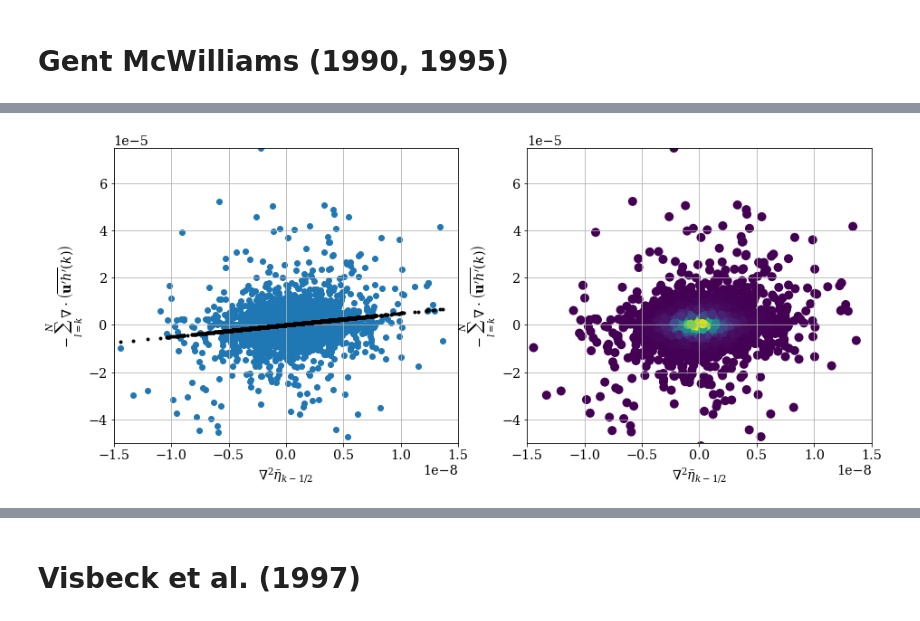
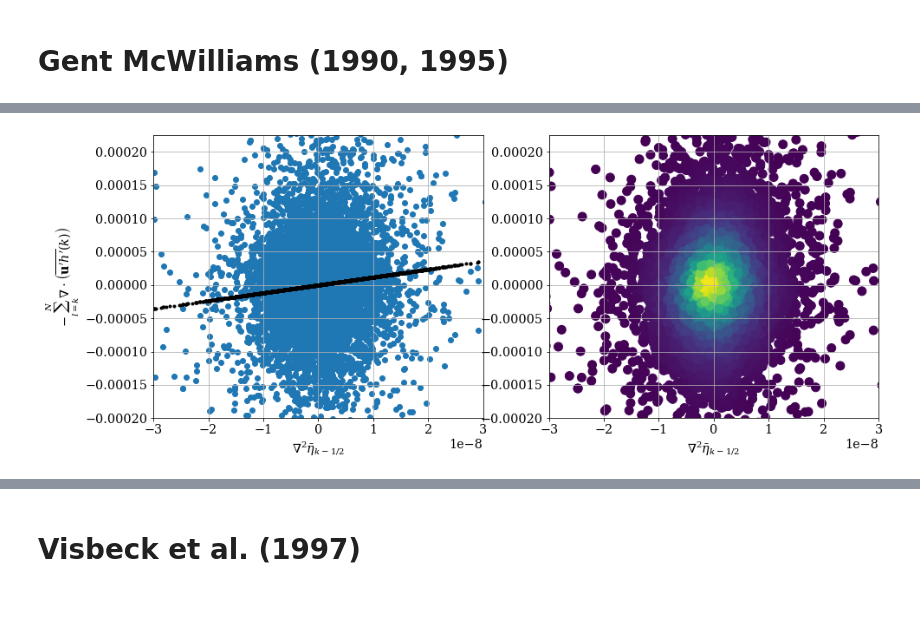
Before and after one commit to ocean-eddy-cpt/NeverWorld2, a Jupyter notebook: A006_15_September_2020_GM.ipynb, the cells around one changed output, grey strips where cells are left out. Cells and saved outputs as stored; diff of their text form; code cells hidden in the pictures.

```diff
--- a/A006_15_September_2020_GM.ipynb
+++ b/A006_15_September_2020_GM.ipynb
@@ -294,19 +316,24 @@ if filter_on:
 # %%
 if coarsen_on:
-    hc_coarse = coarsen_h(h) # m
+    n,l,ly,lx_p_1 = sn.u.shape
+    ly = ly//coarsen
+    lx_p_1 = lx_p_1//coarsen + 1
+    ly_p_1 = ly + 1
+    lx = lx_p_1 - 1
+    hc_coarse = coarsen_h(h)
     ec_coarse = coarsen_h(e)
-    uc_coarse = coarsen_u(u) # m^2/s
-    uhc_coarse = coarsen_hu(uh) # m^3/s
-    vc_coarse = coarsen_v(v) # m^2/s
-    vhc_coarse = coarsen_hv(vh) # m^3/s
+    uc_coarse = coarsen_u(u)
+    uhc_coarse = coarsen_hu(uh)
+    vc_coarse = coarsen_v(v)
+    vhc_coarse = coarsen_hv(vh)
 
-    hcuc_semi_fine = calc_hc_uc(hc_coarse,uc_coarse) # m^3/s
-    hcuc = sum_j_direction(hcuc_semi_fine) # m^3/s
+    hcuc_semi_fine = calc_hc_uc(hc_coarse,uc_coarse)
+    hcuc = sum_j_direction(hcuc_semi_fine)
 
     hpup = uhc_coarse - hcuc
 
-    hcvc_semi_fine = calc_hc_vc(hc_coarse,vc_coarse) # m^3/s
-    hcvc = sum_i_direction(hcvc_semi_fine) # m^3/s
+    hcvc_semi_fine = calc_hc_vc(hc_coarse,vc_coarse)
+    hcvc = sum_i_direction(hcvc_semi_fine)
 
     hpvp = vhc_coarse - hcvc
 
@@ -316,7 +343,7 @@ if coarsen_on:
     yq = st.yq.values[::coarsen]
 
     ly,lx = st.area_t.shape
-    area_t = st.area_t.values.astype(float).reshape((ly//coarsen,coarsen,lx//coarsen,coarsen)).sum(axis=-1).sum(axis=1) # m^2
+    area_t = st.area_t.values.astype(float).reshape((ly//coarsen,coarsen,lx//coarsen,coarsen)).sum(axis=-1).sum(axis=1)
     dxCu = coarsen_hu(st.dxCu.values.reshape(1,1,ly,lx+1))
     dyCu = coarsen_hu(st.dyCu.values.reshape(1,1,ly,lx+1))
     dxCv = coarsen_hv(st.dxCv.values.reshape(1,1,ly+1,lx))
@@ -539,33 +566,26 @@ plt.savefig('GM2.png', dpi=200,bbox_inches='tight',pad_inches=0)
 # %%
 X = X_save
 Y = Y_save
 
 i = np.random.choice(len(X), 10000)
 plt.figure(figsize=(15,6))
 plt.subplot(1,2,1)
 plt.scatter(X[i],Y[i])
-plt.ylim((-0.00005,0.000075))
-plt.xlim((-1.5e-8,1.5e-8))
+plt.ylim((-0.00005*4,0.000075*3))
+plt.xlim((-3e-8,3e-8))
 plt.plot(X[i],X[i]*beta,'k.')
 plt.ylabel(r'$-\sum_{l=k}^{N} \nabla \cdot \left( \overline{\mathbf{u}^\prime h^\prime}(k) \right)$')
 plt.xlabel(r'$\nabla^2 \bar{\eta}_{k-1/2} $')
 plt.grid()
 
 plt.subplot(1,2,2)
 xy = np.vstack([X[i],Y[i]])
 z = gaussian_kde(xy)(xy)
-plt.ylim((-0.00005,0.000075))
-plt.xlim((-1.5e-8,1.5e-8))
-plt.scatter(X[i], Y[i], c=z, s=100, edgecolor='')
-plt.ylabel(r'$-\sum_{l=k}^{N} \nabla \cdot \left( \overline{\mathbf{u}^\prime h^\prime}(k) \right)$')
+plt.ylim((-0.00005*4,0.000075*3))
+plt.xlim((-3e-8,3e-8))
+plt.scatter(X[i], Y[i], c=z, s=100, edgecolor='face')
+# plt.ylabel(r'$-\sum_{l=k}^{N} \nabla \cdot \left( \overline{\mathbf{u}^\prime h^\prime}(k) \right)$')
 plt.xlabel(r'$\nabla^2 \bar{\eta}_{k-1/2} $')
 plt.grid()
-
-# plt.subplot(1,2,2)
-# a = X*beta
-# b = Y
-# plt.hist(a-b,bins='auto',density=True);
-# plt.xlim((-0.00004,0.00004))
-plt.savefig('GM3.png', dpi=200,bbox_inches='tight',pad_inches=0)
 # %% [output]
-[figure, old version]
+[figure, new version]
```
Also changed, not shown: parts of 53 cells of this notebook, 2 other files.
